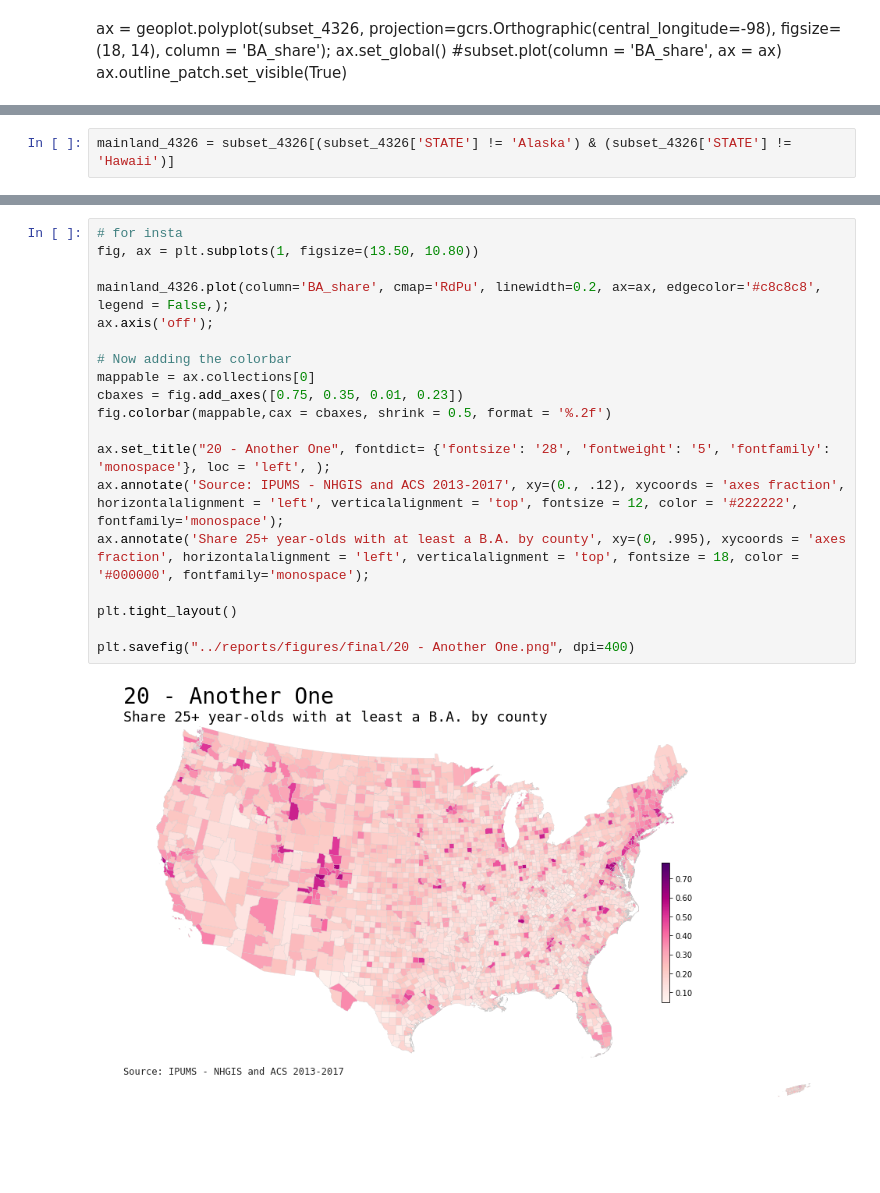
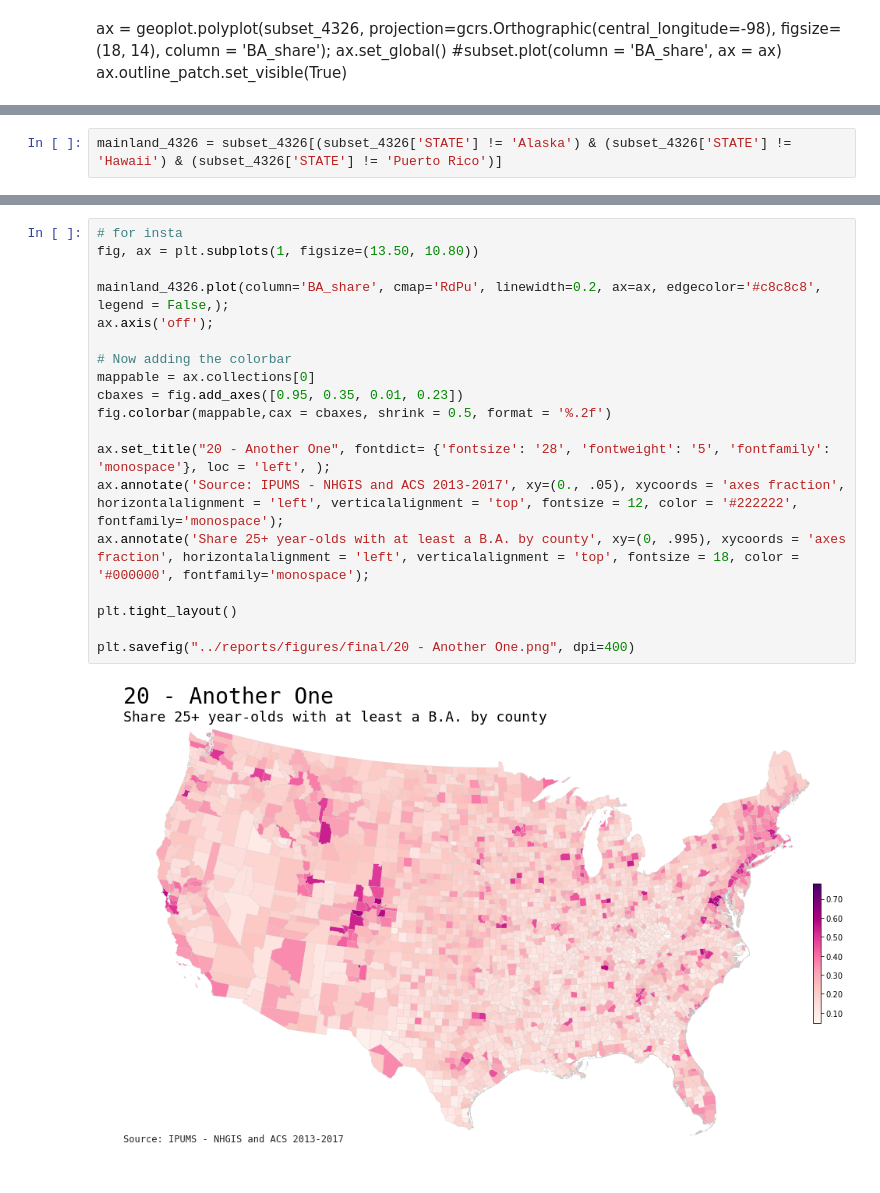
Before and after one commit to chekos/-100Viz, a Jupyter notebook: #100Viz/20 - Another One/notebooks/Exploration and draft figures.ipynb, the cells around one changed output, grey strips where cells are left out. Drawn from its saved outputs; the diff is of its cells as text; blank space fills up the shorter version.

```diff
--- a/#100Viz/20 - Another One/notebooks/Exploration and draft figures.ipynb
+++ b/#100Viz/20 - Another One/notebooks/Exploration and draft figures.ipynb
@@ -207,5 +205,5 @@ plt.savefig("../reports/figures/interim/ortho_choroplet.png", dpi=300)
 # %%
-mainland_4326 = subset_4326[(subset_4326['STATE'] != 'Alaska') & (subset_4326['STATE'] != 'Hawaii')]
+mainland_4326 = subset_4326[(subset_4326['STATE'] != 'Alaska') & (subset_4326['STATE'] != 'Hawaii') & (subset_4326['STATE'] != 'Puerto Rico')]
 # %%
 fig, ax = plt.subplots(1, figsize=(20, 12))
 
@@ -227,21 +223,21 @@ plt.savefig("../reports/figures/final/mainland_us_share_ba.png", dpi=400)
 # %%
 # for insta
 fig, ax = plt.subplots(1, figsize=(13.50, 10.80))
 
 mainland_4326.plot(column='BA_share', cmap='RdPu', linewidth=0.2, ax=ax, edgecolor='#c8c8c8', legend = False,);
 ax.axis('off');
 
 # Now adding the colorbar
 mappable = ax.collections[0]
-cbaxes = fig.add_axes([0.75, 0.35, 0.01, 0.23])
+cbaxes = fig.add_axes([0.95, 0.35, 0.01, 0.23])
 fig.colorbar(mappable,cax = cbaxes, shrink = 0.5, format = '%.2f')
 
 ax.set_title("20 - Another One", fontdict= {'fontsize': '28', 'fontweight': '5', 'fontfamily': 'monospace'}, loc = 'left', );
-ax.annotate('Source: IPUMS - NHGIS and ACS 2013-2017', xy=(0., .12), xycoords = 'axes fraction', horizontalalignment = 'left', verticalalignment = 'top', fontsize = 12, color = '#222222', fontfamily='monospace');
+ax.annotate('Source: IPUMS - NHGIS and ACS 2013-2017', xy=(0., .05), xycoords = 'axes fraction', horizontalalignment = 'left', verticalalignment = 'top', fontsize = 12, color = '#222222', fontfamily='monospace');
 ax.annotate('Share 25+ year-olds with at least a B.A. by county', xy=(0, .995), xycoords = 'axes fraction', horizontalalignment = 'left', verticalalignment = 'top', fontsize = 18, color = '#000000', fontfamily='monospace');
 
 plt.tight_layout()
 
 plt.savefig("../reports/figures/final/20 - Another One.png", dpi=400)
 # %% [output]
-[figure, old version]
+[figure, new version]
```
Also changed, not shown: parts of 3 cells of this notebook, 2 other files.
